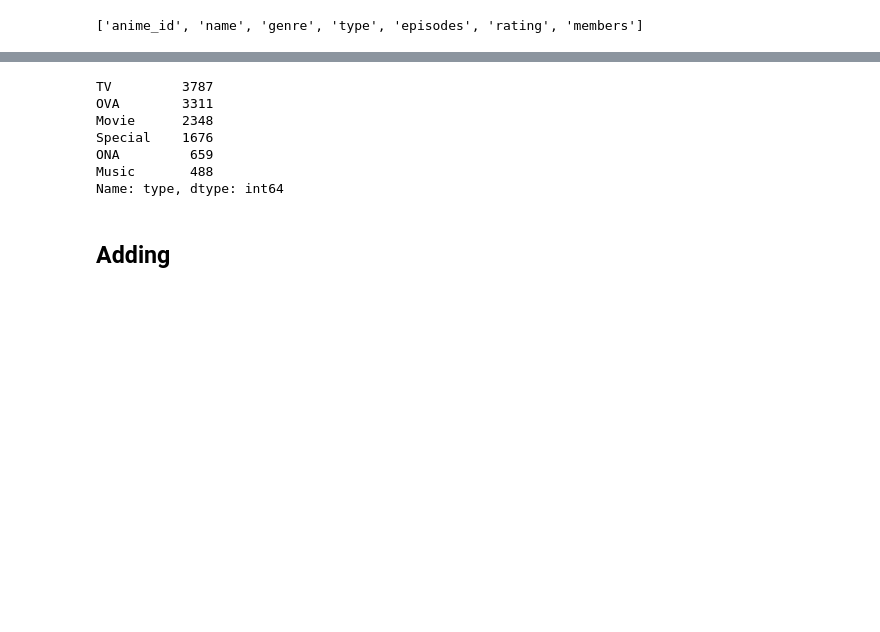
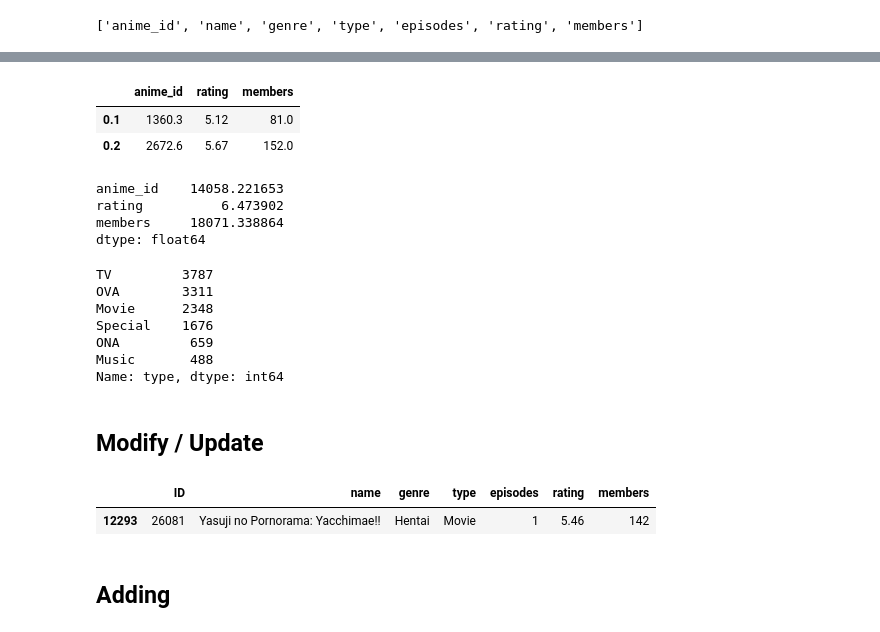
Before and after one commit to wayne0git/python_basics, a Jupyter notebook: pandas/pandas_tutorial.ipynb, the cells around one changed output, grey strips where cells are left out. Cells and saved outputs as stored; diff of their text form; code cells hidden in the pictures; blank space fills up the shorter version.

```diff
--- a/pandas/pandas_tutorial.ipynb
+++ b/pandas/pandas_tutorial.ipynb
@@ -166,3 +196,18 @@ anime.describe()
+# %%
+# Get quantile (e.g. 10%, 20%)
+anime.quantile([0.1, 0.2])
+# %% [output]
+|  | anime_id | rating | members |
+| 0.1 | 1360.3 | 5.12 | 81.0 |
+| 0.2 | 2672.6 | 5.67 | 152.0 |
+# %%
+# Get statistics (min / max / median / mean / std / var)
+anime.mean()
+# %% [output]
+anime_id    14058.221653
+rating          6.473902
+members     18071.338864
+dtype: float64
 # %%
 # Get counts of values for a particular column
 anime.type.value_counts()
@@ -174,6 +219,15 @@ Special    1676
 ONA         659
 Music       488
 Name: type, dtype: int64
+# %% [markdown]
+## Modify / Update
+# %%
+# Rename column
+# inplace : Update dataframe directly
+anime.rename(columns={'anime_id': 'ID'}, inplace=False).tail(1)
+# %% [output]
+|  | ID | name | genre | type | episodes | rating | members |
+| 12293 | 26081 | Yasuji no Pornorama: Yacchimae!! | Hentai | Movie | 1 | 5.46 | 142 |
 # %% [markdown]
 ## Adding
 # %%
```
Also changed, not shown: parts of 10 cells of this notebook.
